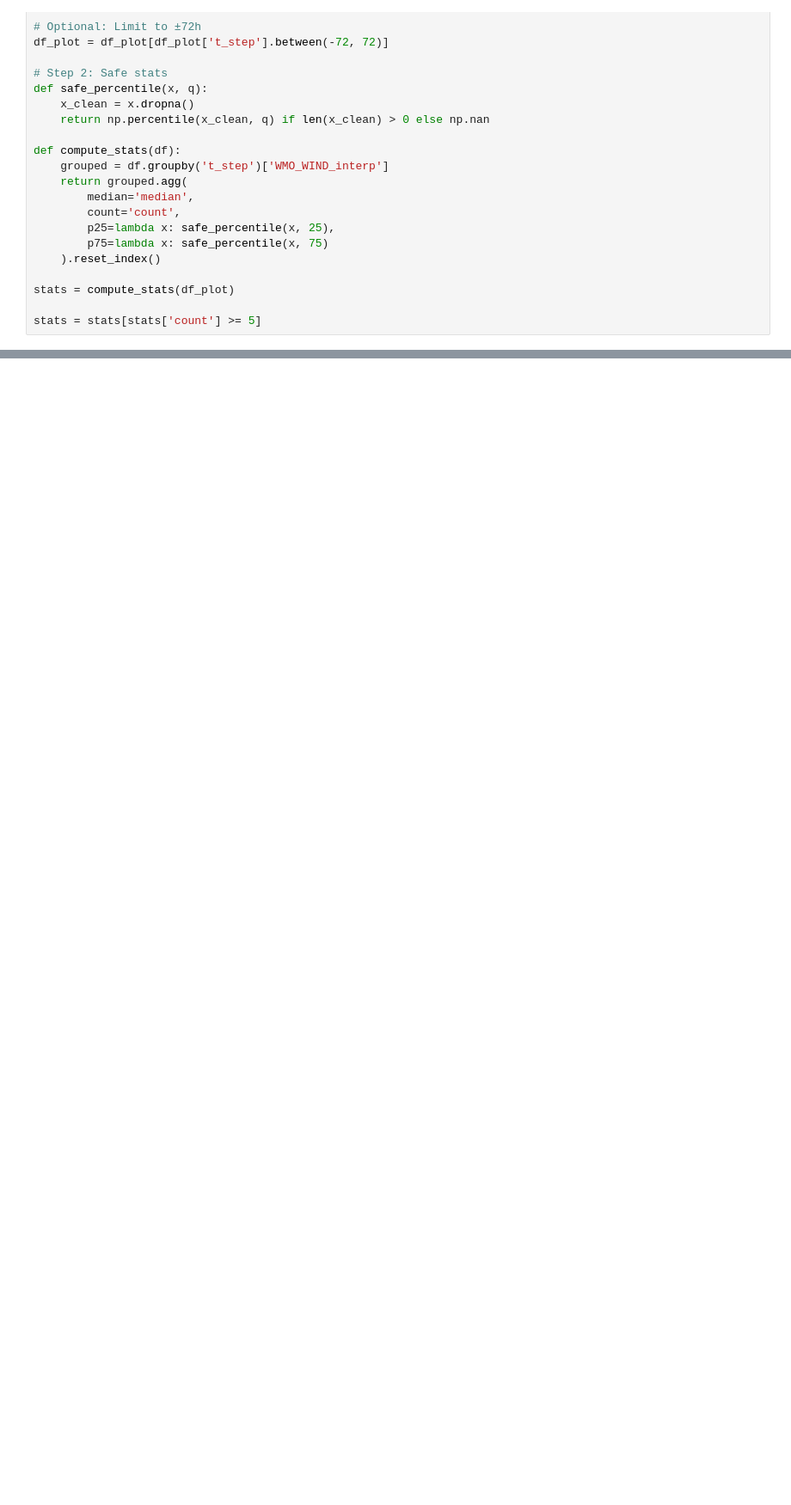
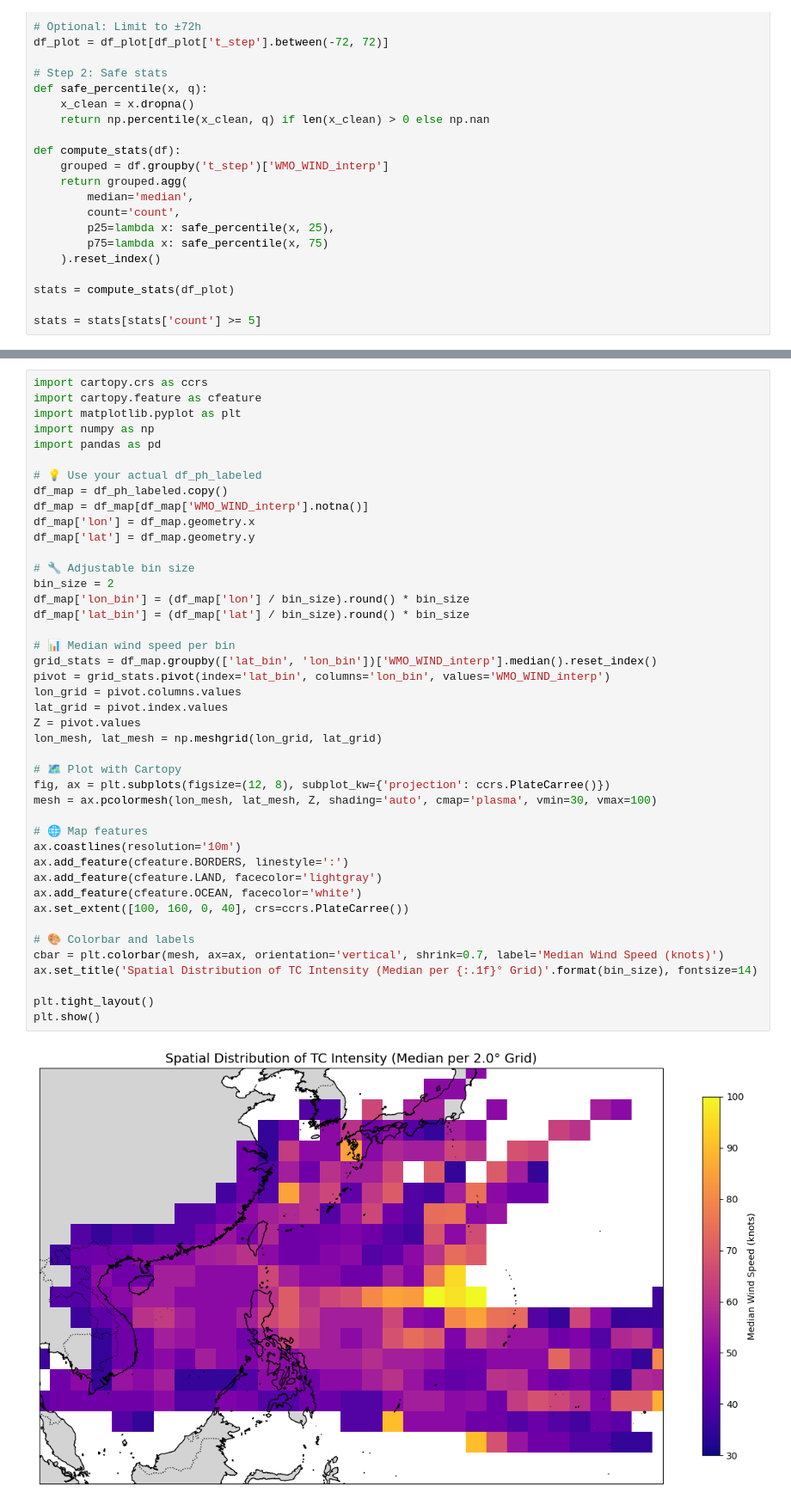
Before and after one commit to baracoma/tc-statistics, a Jupyter notebook: calculate-lifetime.ipynb, the cells around one changed output, grey strips where cells are left out. Shown at 86% size. Saved outputs shown, nothing was run; the diff lists cells and outputs as text; blank space fills up the shorter version.

```diff
--- a/calculate-lifetime.ipynb
+++ b/calculate-lifetime.ipynb
@@ -576,0 +653,45 @@ plt.show()
+# %%
+import cartopy.crs as ccrs
+import cartopy.feature as cfeature
+import matplotlib.pyplot as plt
+import numpy as np
+import pandas as pd
+
+# 💡 Use your actual df_ph_labeled
+df_map = df_ph_labeled.copy()
+df_map = df_map[df_map['WMO_WIND_interp'].notna()]
+df_map['lon'] = df_map.geometry.x
+df_map['lat'] = df_map.geometry.y
+
+# 🔧 Adjustable bin size
+bin_size = 2
+df_map['lon_bin'] = (df_map['lon'] / bin_size).round() * bin_size
+df_map['lat_bin'] = (df_map['lat'] / bin_size).round() * bin_size
+
+# 📊 Median wind speed per bin
+grid_stats = df_map.groupby(['lat_bin', 'lon_bin'])['WMO_WIND_interp'].median().reset_index()
+pivot = grid_stats.pivot(index='lat_bin', columns='lon_bin', values='WMO_WIND_interp')
+lon_grid = pivot.columns.values
+lat_grid = pivot.index.values
+Z = pivot.values
+lon_mesh, lat_mesh = np.meshgrid(lon_grid, lat_grid)
+
+# 🗺️ Plot with Cartopy
+fig, ax = plt.subplots(figsize=(12, 8), subplot_kw={'projection': ccrs.PlateCarree()})
+mesh = ax.pcolormesh(lon_mesh, lat_mesh, Z, shading='auto', cmap='plasma', vmin=30, vmax=100)
+
+# 🌐 Map features
+ax.coastlines(resolution='10m')
+ax.add_feature(cfeature.BORDERS, linestyle=':')
+ax.add_feature(cfeature.LAND, facecolor='lightgray')
+ax.add_feature(cfeature.OCEAN, facecolor='white')
+ax.set_extent([100, 160, 0, 40], crs=ccrs.PlateCarree())
+
+# 🎨 Colorbar and labels
+cbar = plt.colorbar(mesh, ax=ax, orientation='vertical', shrink=0.7, label='Median Wind Speed (knots)')
+ax.set_title('Spatial Distribution of TC Intensity (Median per {:.1f}° Grid)'.format(bin_size), fontsize=14)
+
+plt.tight_layout()
+plt.show()
+# %% [output]
+[figure, added]
```
Also changed, not shown: parts of 8 cells of this notebook.
